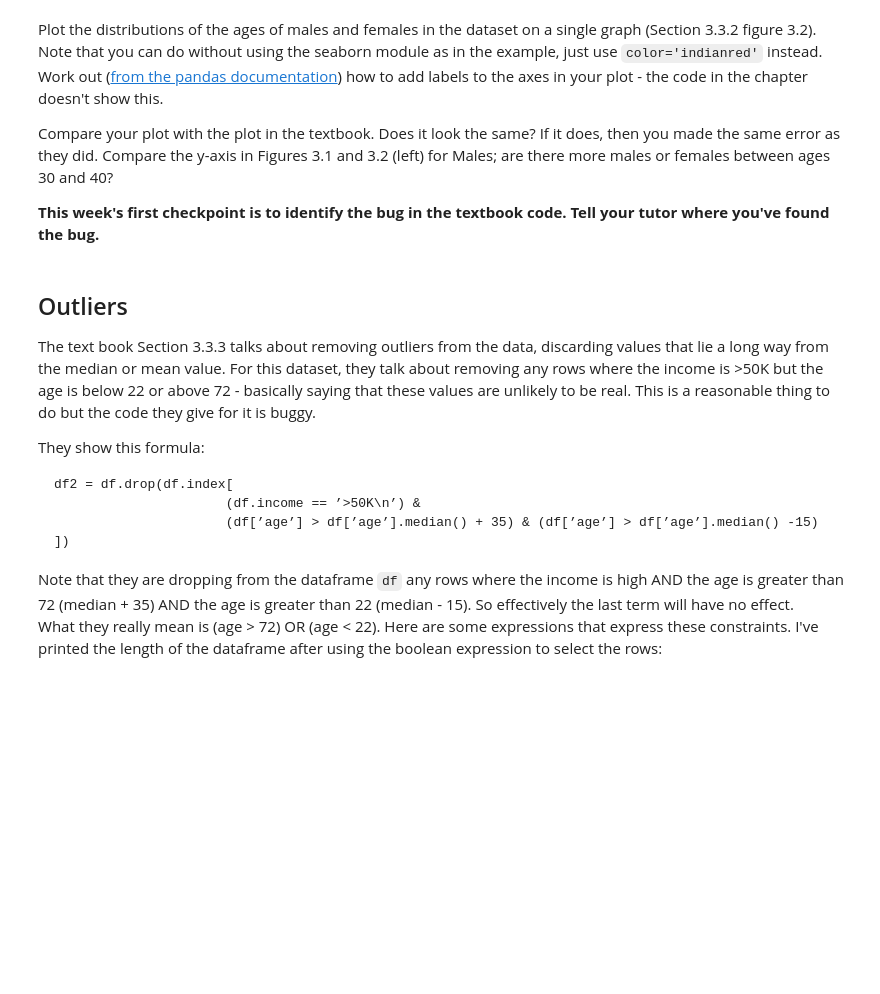
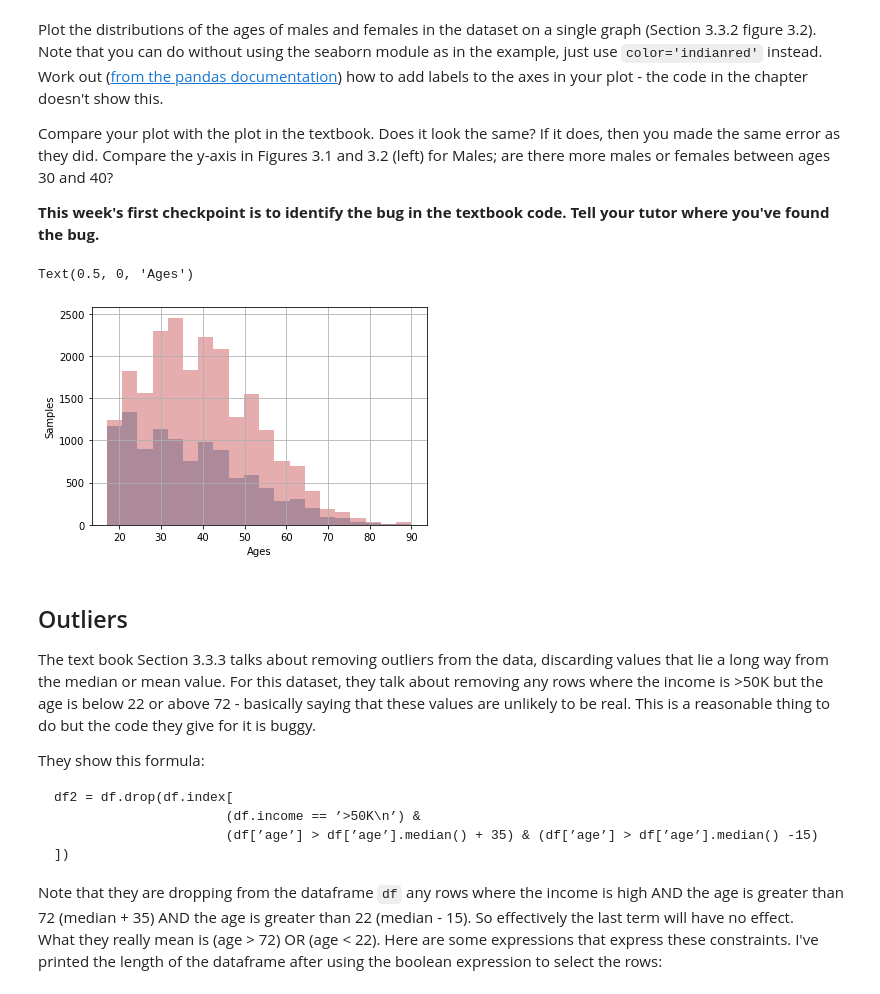
Before and after one commit to wonke2/Data-Science-Workshops, a Jupyter notebook: Workshop Week 3.ipynb, the cells around one changed output. Saved outputs shown, nothing was run; the diff lists cells and outputs as text; code cells hidden in the pictures; blank space fills up the shorter version.

```diff
--- a/Workshop Week 3.ipynb
+++ b/Workshop Week 3.ipynb
@@ -48,5 +83,5 @@ column_names = ['age', 'type_employer', 'fnlwgt', 'education', 'education_num',
                 'marital', 'occupation',' relationship', 'race', 'sex', 'capital_gain',
                 'capital_loss', 'hr_per_week', 'country', 'income']
 
-adult = pd.read_csv('files/adult.data', header=None, names=column_names, skipinitialspace=True)
+adult = pd.read_csv('data/adult.data', header=None, names=column_names, skipinitialspace=True)
 adult.head()
@@ -61,0 +102,4 @@ One criticism I have of the code in the text is that they use very short variabl
+# %%
+# your code here
+ml = adult[(adult.sex == 'Male')]
+fm = adult[(adult.sex == 'Female')]
@@ -70,3 +151,12 @@ Compare your plot with the plot in the textbook.  Does it look the same? If it d
+# %%
+# your code here
+fm.age.hist(density = 0, stacked = True, histtype = 'stepfilled', alpha = .5, bins = 20)
+ml.age.hist(density = 0, stacked = True, histtype = 'stepfilled', alpha = .5, bins = 20, color = 'indianred')
+plt.ylabel('Samples')
+plt.xlabel('Ages')
+# %% [output]
+Text(0.5, 0, 'Ages')
+[figure, added]
 # %% [markdown]
 ## Outliers
 
```
Also changed, not shown: parts of 30 cells of this notebook.
